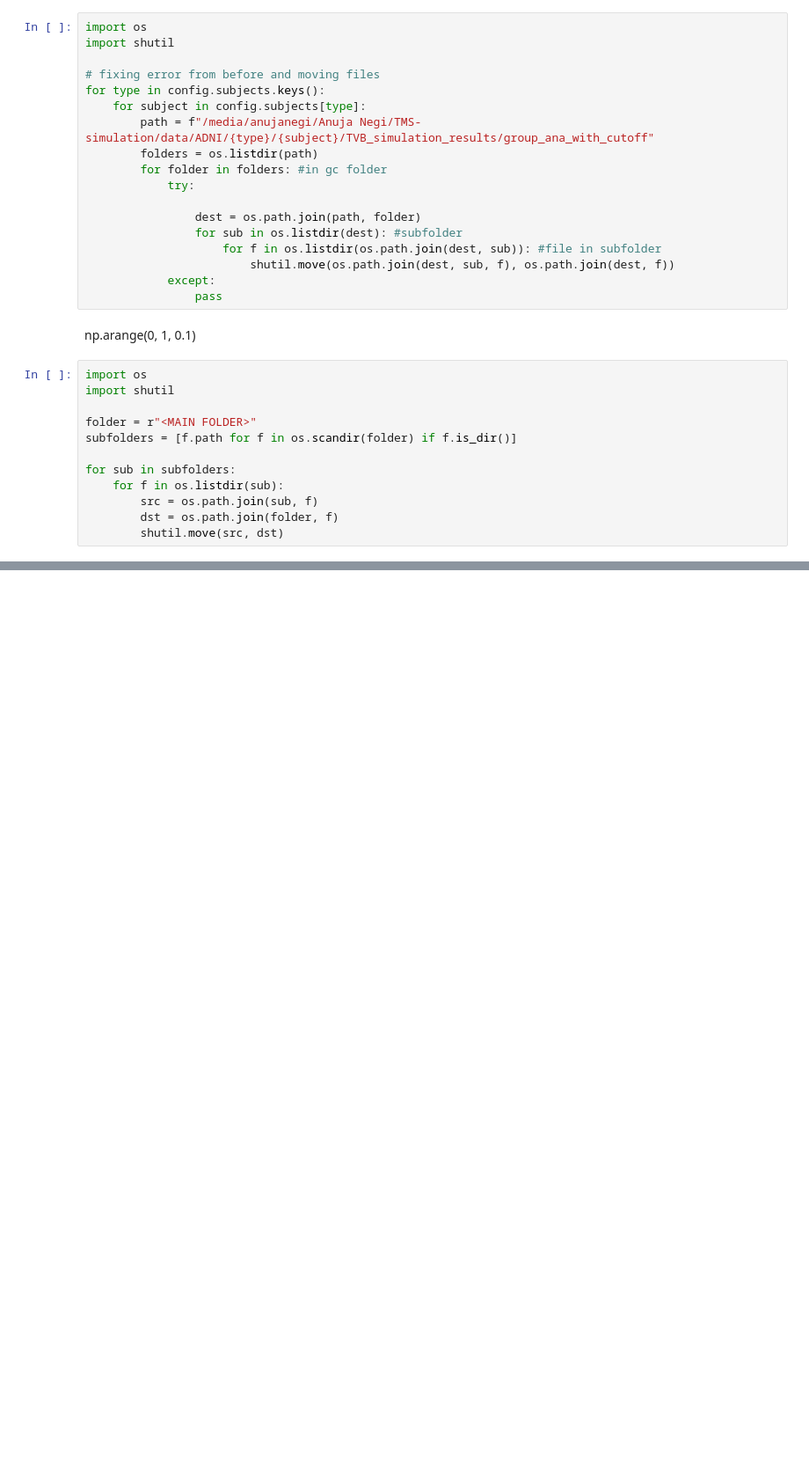
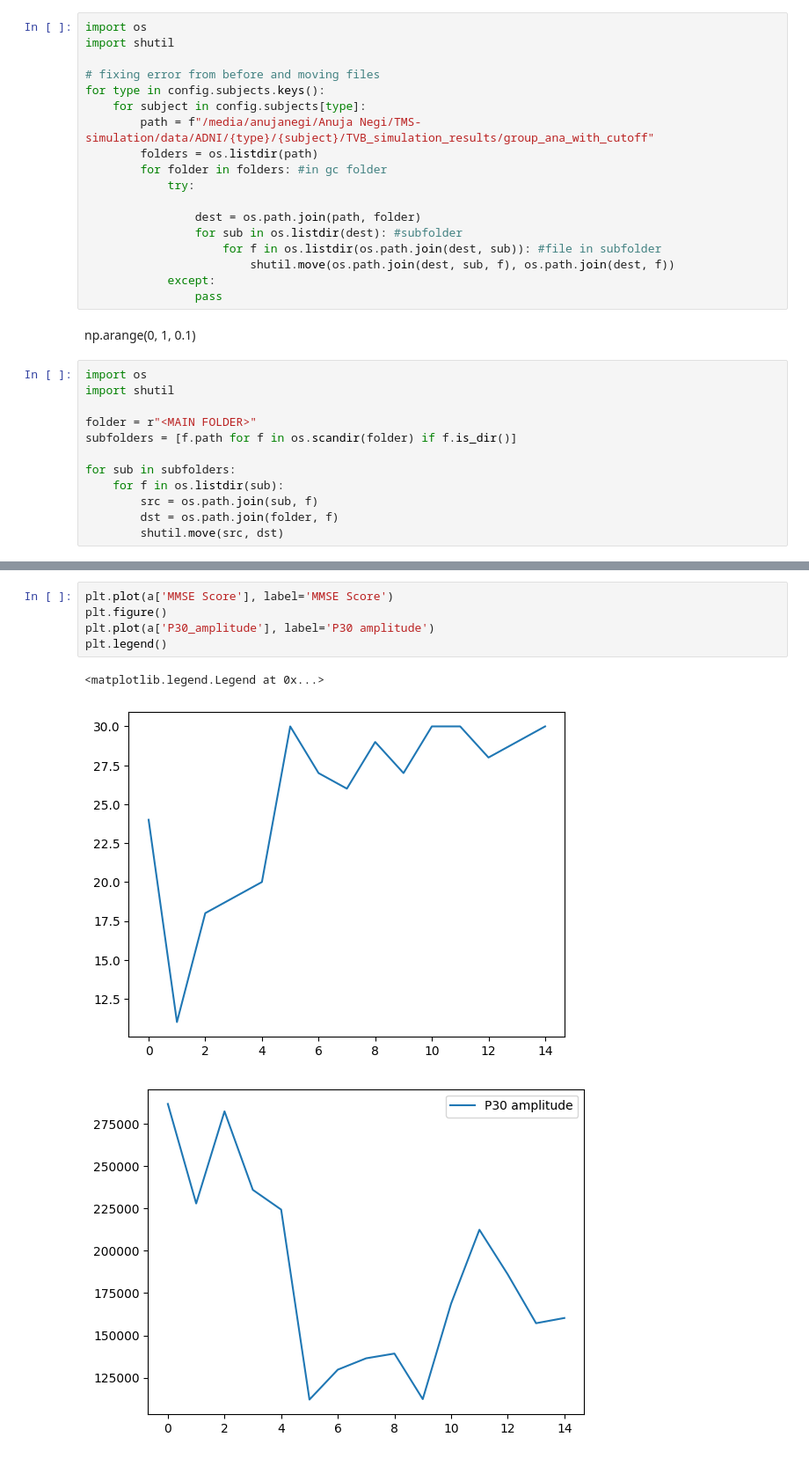
Before and after one commit to anujanegi/TMS-simulation, a Jupyter notebook: param explore viz.ipynb, the cells around one changed output, grey strips where cells are left out. Shown at 88% size. Cells and saved outputs as stored; diff of their text form; blank space fills up the shorter version.

```diff
--- a/param explore viz.ipynb
+++ b/param explore viz.ipynb
@@ -258,0 +327,9 @@ dict_keys(['AD', 'MCI', 'HC'])
+# %%
+plt.plot(a['MMSE Score'], label='MMSE Score')
+plt.figure()
+plt.plot(a['P30_amplitude'], label='P30 amplitude')
+plt.legend()
+# %% [output]
+<matplotlib.legend.Legend at 0x...>
+[figure, added]
+[figure, added]
```
Also changed, not shown: parts of 11 cells of this notebook.
